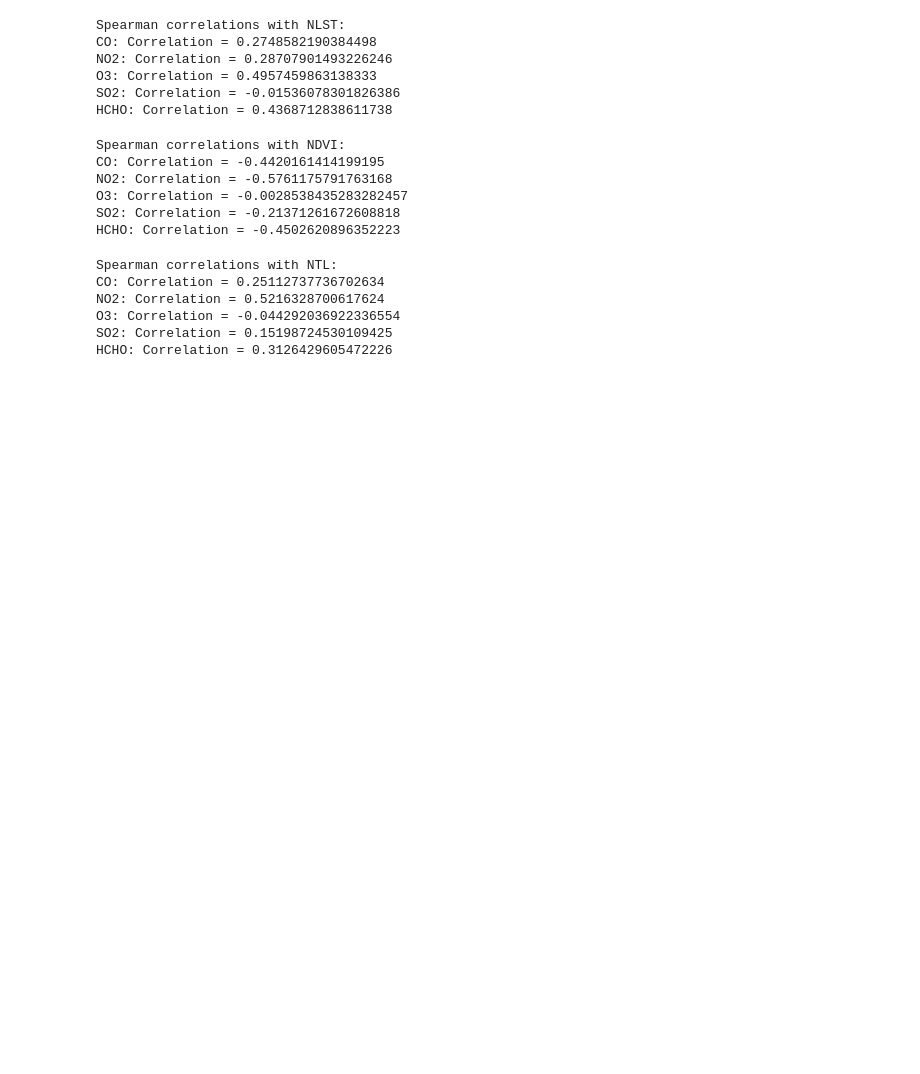
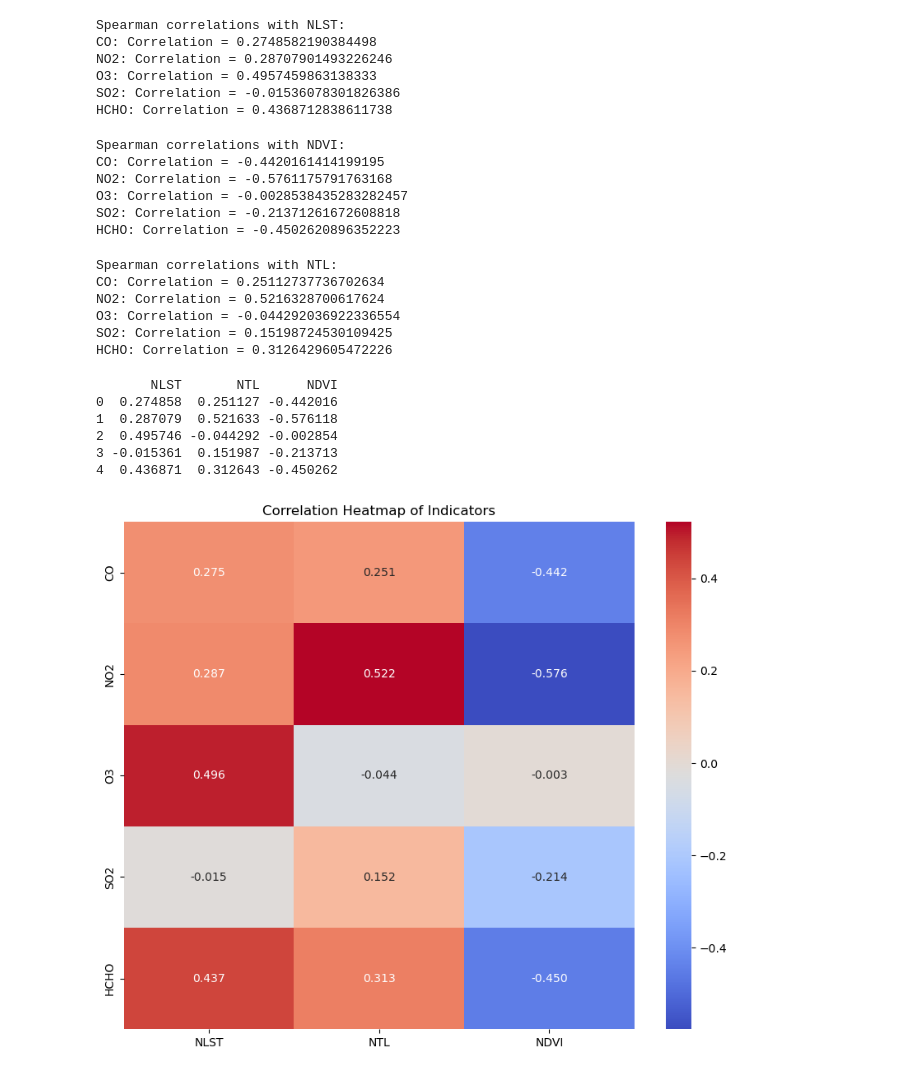
Before and after one commit to Rishi-Bharadwaj/air_pollution_correlation, a Jupyter notebook: correlation 2.ipynb, the cells around one changed output. Drawn from its saved outputs; the diff is of its cells as text; code cells hidden in the pictures; blank space fills up the shorter version.

Commit message:
added heatmap and other graphs

```diff
--- a/correlation 2.ipynb
+++ b/correlation 2.ipynb
@@ -284,3 +286,45 @@ NO2: Correlation = 0.5216328700617624
 O3: Correlation = -0.044292036922336554
 SO2: Correlation = 0.15198724530109425
 HCHO: Correlation = 0.3126429605472226
+# %%
+columns = ['NLST', 'NTL', 'NDVI']
+rows = ['CO', 'NO2', 'O3', 'SO2', 'HCHO']
+
+# Create an empty DataFrame
+correlation_df = pd.DataFrame(columns=columns)
+
+# Populate the DataFrame with your correlation values
+correlation_df.loc[0] = [CO_corr_nlst, CO_corr_ntl, CO_corr_ndvi]
+correlation_df.loc[1] = [NO2_corr_nlst, NO2_corr_ntl, NO2_corr_ndvi]
+correlation_df.loc[2] = [O3_corr_nlst, O3_corr_ntl, O3_corr_ndvi]
+correlation_df.loc[3] = [SO2_corr_nlst, SO2_corr_ntl, SO2_corr_ndvi]
+correlation_df.loc[4] = [HCHO_corr_nlst, HCHO_corr_ntl, HCHO_corr_ndvi]
+
+# Display the DataFrame to confirm
+print(correlation_df)
+# %% [output]
+       NLST       NTL      NDVI
+0  0.274858  0.251127 -0.442016
+1  0.287079  0.521633 -0.576118
+2  0.495746 -0.044292 -0.002854
+3 -0.015361  0.151987 -0.213713
+4  0.436871  0.312643 -0.450262
+# %%
+import matplotlib.pyplot as plt
+import seaborn as sns
+
+# Assuming 'correlation_matrix' is a DataFrame or 2D array with your correlation values
+# And 'x_labels' and 'y_labels' are lists of the indicator names for the x and y axes
+
+plt.figure(figsize=(10, 8))
+
+# Create the heatmap
+sns.heatmap(correlation_df, annot=True, cmap="coolwarm", xticklabels=columns, yticklabels=rows,fmt=".3f")
+
+# Set the axis labels
+plt.title('Correlation Heatmap of Indicators')
+
+# Display the heatmap
+plt.show()
+# %% [output]
+[figure, added]
```
Also changed, not shown: parts of 2 cells of this notebook, 1 other file.
